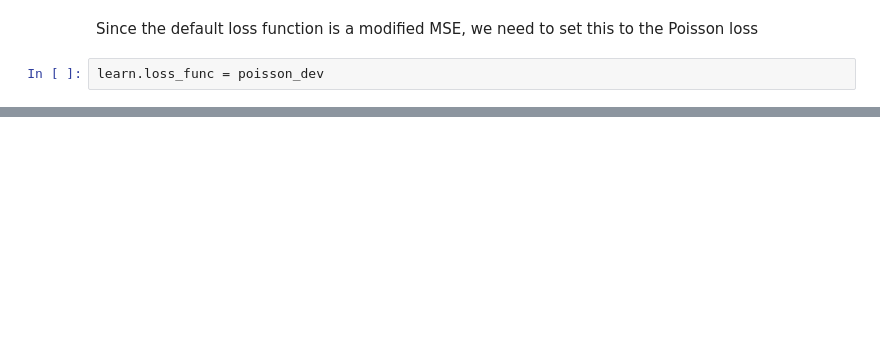
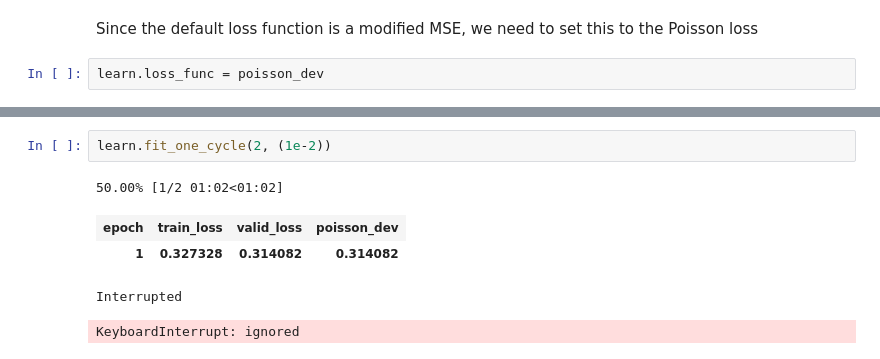
Before and after one commit to RonRichman/fastai_on_freMTPL, a Jupyter notebook: fremtpl.ipynb, the cells around one changed output, grey strips where cells are left out. Saved outputs shown, nothing was run; the diff lists cells and outputs as text; blank space fills up the shorter version.

```diff
--- a/fremtpl.ipynb
+++ b/fremtpl.ipynb
@@ -141,2 +262,10 @@ learn.loss_func = poisson_dev
+# %%
+learn.fit_one_cycle(2, (1e-2))
+# %% [output]
+50.00% [1/2 01:02<01:02]
+| epoch | train_loss | valid_loss | poisson_dev |
+| 1 | 0.327328 | 0.314082 | 0.314082 |
+Interrupted
+KeyboardInterrupt: ignored
 # %%
 learn.lr_find()
```
Also changed, not shown: parts of 22 cells of this notebook.
